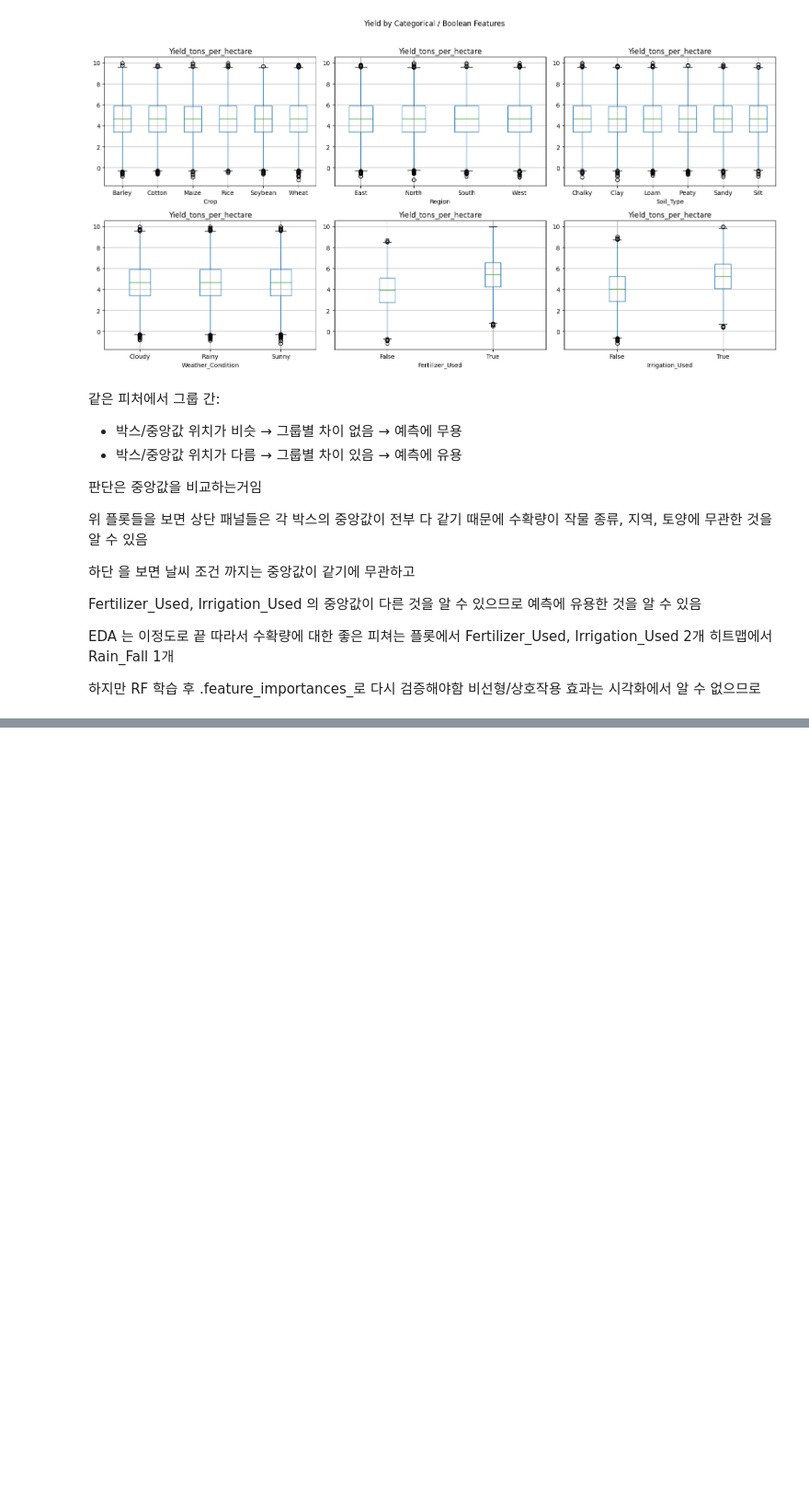
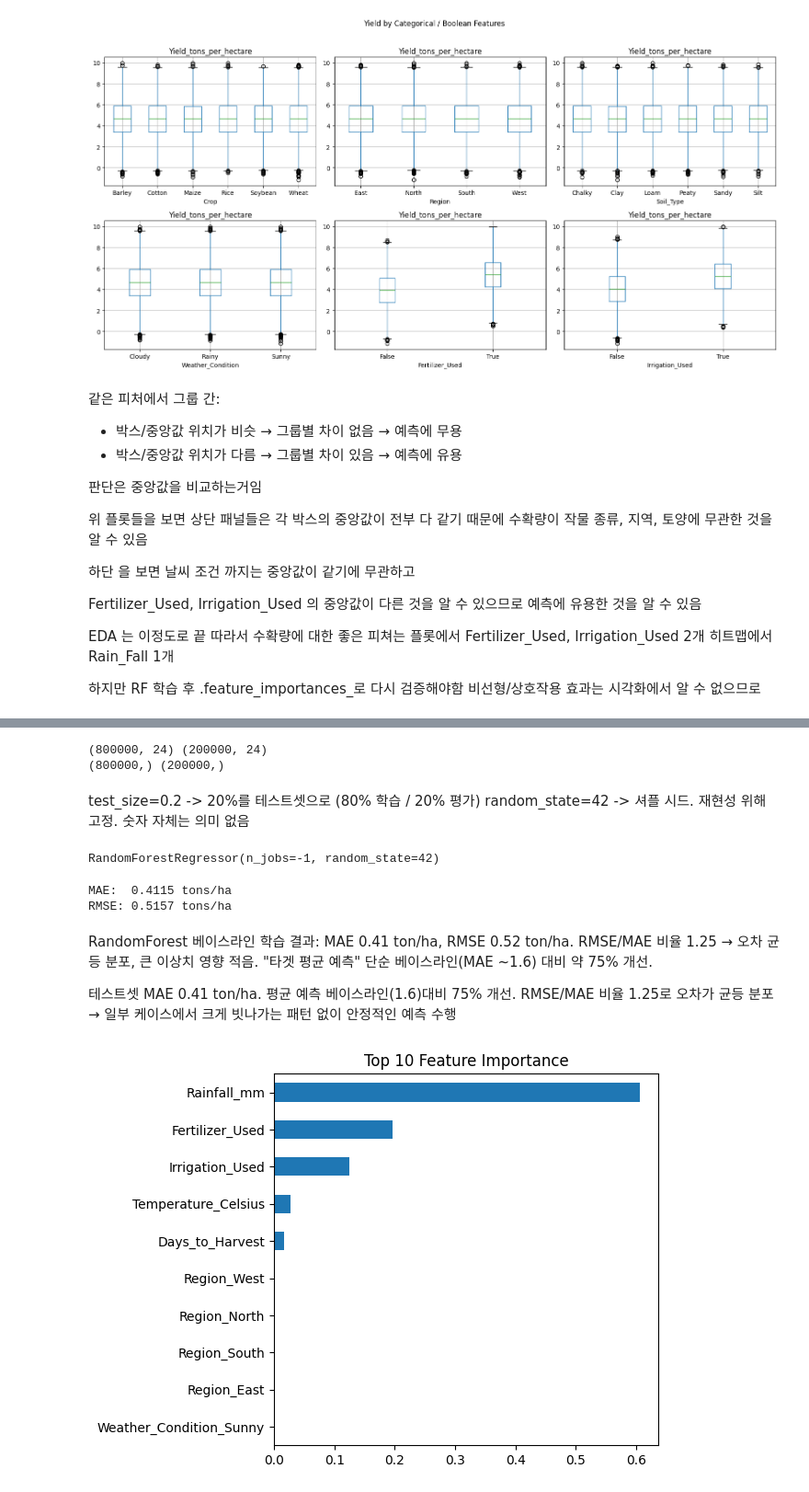
Before and after one commit to lsngmin/crop-yield-prediction, a Jupyter notebook: notebooks/baseline.ipynb, the cells around one changed output, grey strips where cells are left out. Shown at 92% size. Saved outputs shown, nothing was run; the diff lists cells and outputs as text; code cells hidden in the pictures; blank space fills up the shorter version.

```diff
--- a/notebooks/baseline.ipynb
+++ b/notebooks/baseline.ipynb
@@ -229,0 +267,51 @@ EDA 는 이정도로 끝 따라서 수확량에 대한 좋은 피쳐는 플롯
+# %%
+X_train, X_test, y_train, y_test = train_test_split(
+    X, y,
+    test_size=0.2,
+    random_state=42
+)
+
+print(X_train.shape, X_test.shape)
+print(y_train.shape, y_test.shape)
+# %% [output]
+(800000, 24) (200000, 24)
+(800000,) (200000,)
+# %% [markdown]
+test_size=0.2 -> 20%를 테스트셋으로 (80% 학습 / 20% 평가)
+random_state=42 -> 셔플 시드. 재현성 위해 고정. 숫자 자체는 의미 없음
+# %%
+model = RandomForestRegressor(
+    n_estimators=100,
+    random_state=42,
+    n_jobs=-1
+)
+model.fit(X_train, y_train)
+# %% [output]
+RandomForestRegressor(n_jobs=-1, random_state=42)
+# %%
+# 테스트셋에 대한 예측
+y_pred = model.predict(X_test)
+
+# 평가 지표
+mae = mean_absolute_error(y_test, y_pred)
+rmse = np.sqrt(mean_squared_error(y_test, y_pred))
+
+print(f'MAE:  {mae:.4f} tons/ha')
+print(f'RMSE: {rmse:.4f} tons/ha')
+# %% [output]
+MAE:  0.4115 tons/ha
+RMSE: 0.5157 tons/ha
+# %% [markdown]
+RandomForest 베이스라인 학습 결과: MAE 0.41 ton/ha, RMSE 0.52 ton/ha.
+RMSE/MAE 비율 1.25 → 오차 균등 분포, 큰 이상치 영향 적음.
+"타겟 평균 예측" 단순 베이스라인(MAE ~1.6) 대비 약 75% 개선.
+
+테스트셋 MAE 0.41 ton/ha. 평균 예측 베이스라인(1.6)대비 75% 개선. RMSE/MAE 비율 1.25로 오차가 균등 분포 → 일부 케이스에서 크게 빗나가는 패턴 없이 안정적인 예측 수행
+# %%
+fi.head(10).plot.barh()
+plt.gca().invert_yaxis()
+plt.title('Top 10 Feature Importance')
+plt.tight_layout()
+plt.show()
+# %% [output]
+[figure, added]
```
Also changed, not shown: parts of 17 cells of this notebook, 1 other file.
